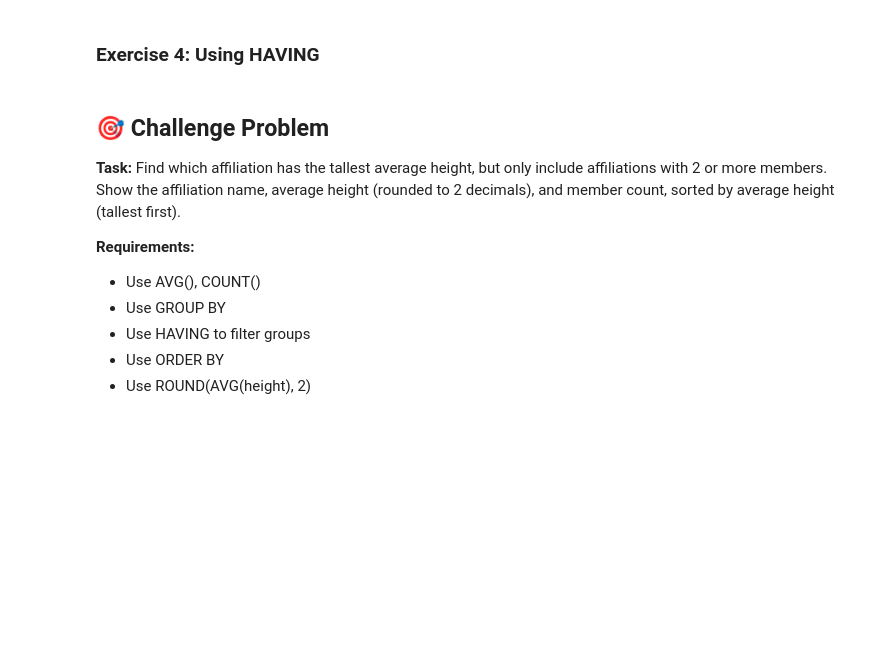
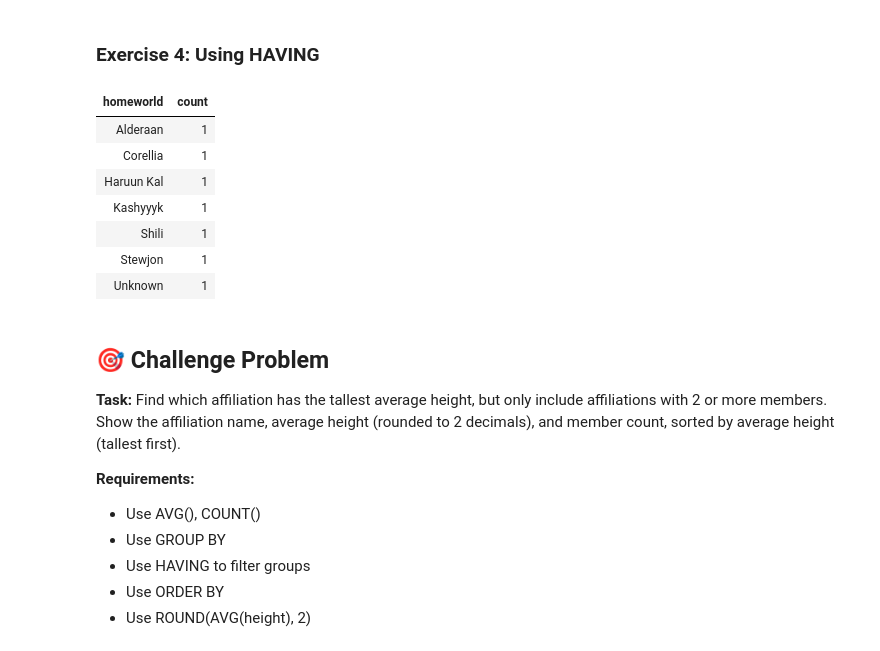
Before and after one commit to TempeHS/2026SE-SQL-Kevin.T, a Jupyter notebook: lessons/lesson4_aggregates.ipynb, the cells around one changed output. Drawn from its saved outputs; the diff is of its cells as text; code cells hidden in the pictures; blank space fills up the shorter version.

```diff
--- a/lessons/lesson4_aggregates.ipynb
+++ b/lessons/lesson4_aggregates.ipynb
@@ -385,3 +422,16 @@ Now it's your turn! Complete these queries:
+# %%
+%%sql
+-- Exercise 4: Show homeworlds that have exactly 1 character
+SELECT homeworld, COUNT(homeworld) AS "count" FROM characters GROUP BY homeworld HAVING COUNT(*) == 1
+# %% [output]
+| homeworld | count |
+| Alderaan | 1 |
+| Corellia | 1 |
+| Haruun Kal | 1 |
+| Kashyyyk | 1 |
+| Shili | 1 |
+| Stewjon | 1 |
+| Unknown | 1 |
 # %% [markdown]
 ## 🎯 Challenge Problem
 
```
Also changed, not shown: parts of 14 cells of this notebook.
